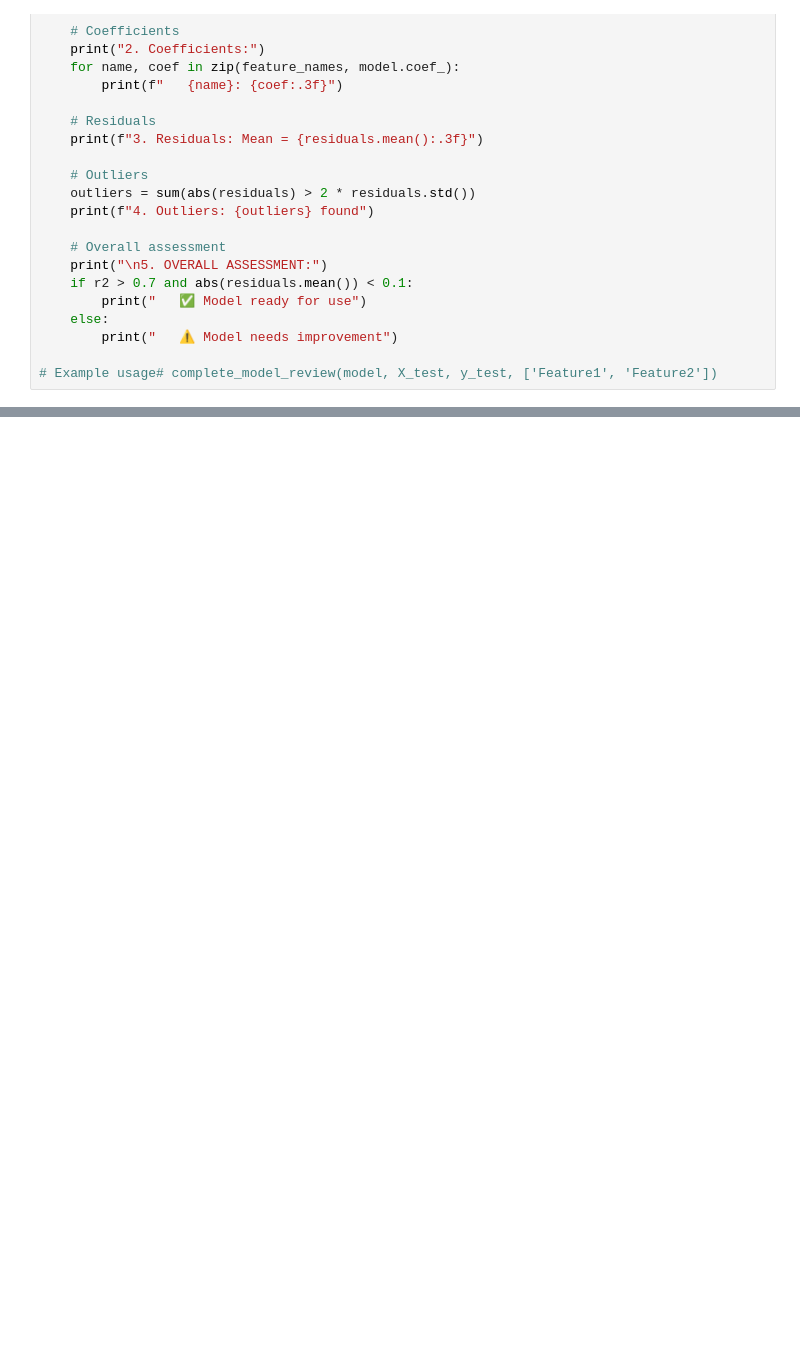
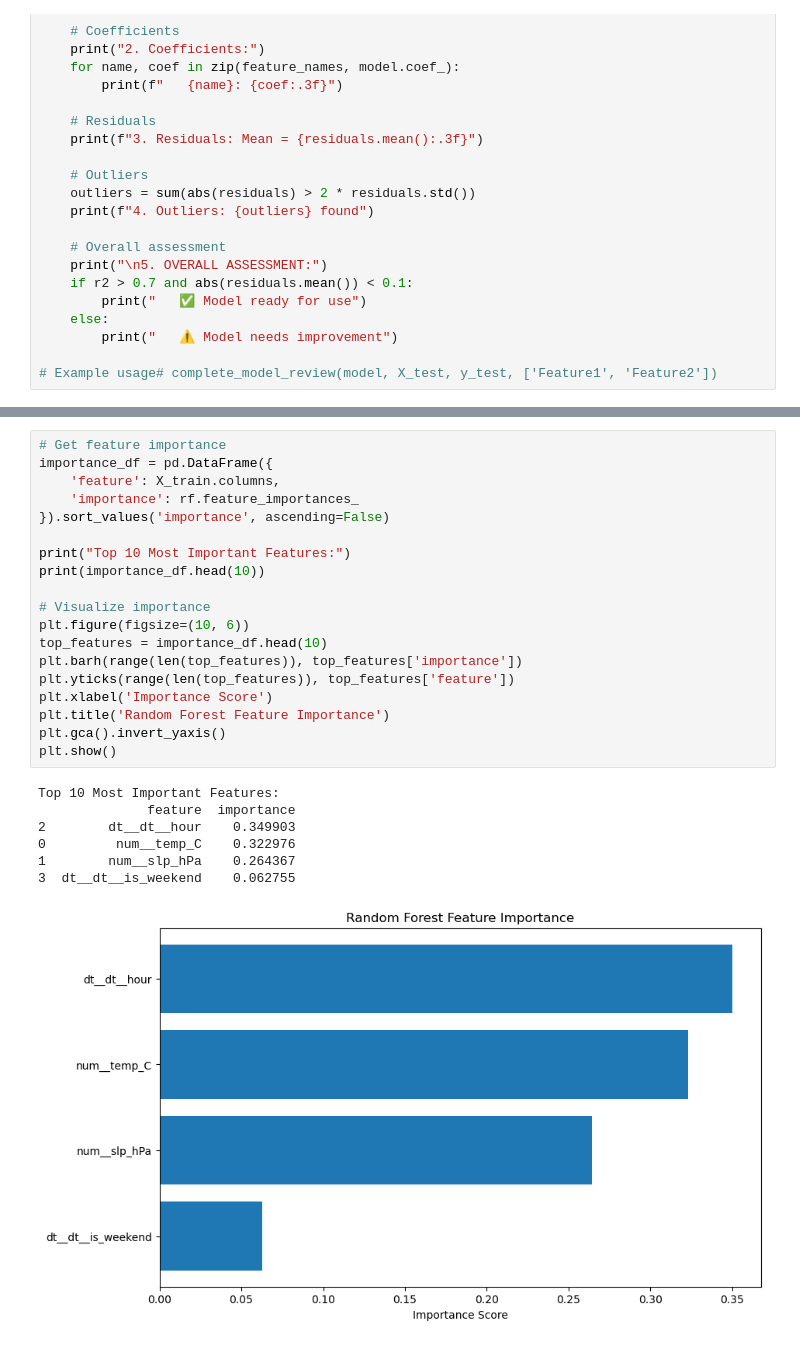
Before and after one commit to FedorSulaev/air-quality-predictor, a Jupyter notebook: notebooks/04_model_development.ipynb, the cells around one changed output, grey strips where cells are left out. Saved outputs shown, nothing was run; the diff lists cells and outputs as text; blank space fills up the shorter version.

```diff
--- a/notebooks/04_model_development.ipynb
+++ b/notebooks/04_model_development.ipynb
@@ -450,0 +502,27 @@ def complete_model_review(model, X_test, y_test, feature_names):
+# %%
+# Get feature importance
+importance_df = pd.DataFrame({
+    'feature': X_train.columns,
+    'importance': rf.feature_importances_
+}).sort_values('importance', ascending=False)
+
+print("Top 10 Most Important Features:")
+print(importance_df.head(10))
+
+# Visualize importance
+plt.figure(figsize=(10, 6))
+top_features = importance_df.head(10)
+plt.barh(range(len(top_features)), top_features['importance'])
+plt.yticks(range(len(top_features)), top_features['feature'])
+plt.xlabel('Importance Score')
+plt.title('Random Forest Feature Importance')
+plt.gca().invert_yaxis()
+plt.show()
+# %% [output]
+Top 10 Most Important Features:
+              feature  importance
+2        dt__dt__hour    0.349903
+0         num__temp_C    0.322976
+1        num__slp_hPa    0.264367
+3  dt__dt__is_weekend    0.062755
+[figure, added]
```
Also changed, not shown: parts of 30 cells of this notebook, 9 other files.
